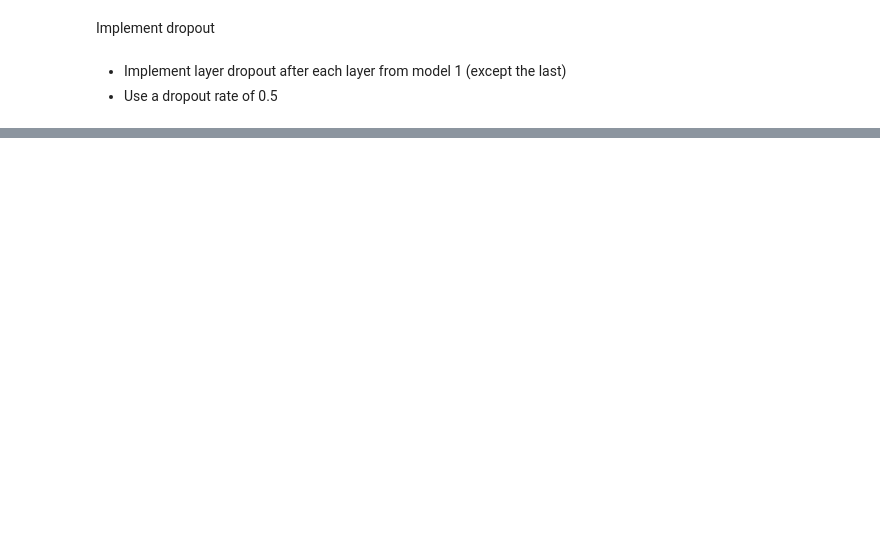
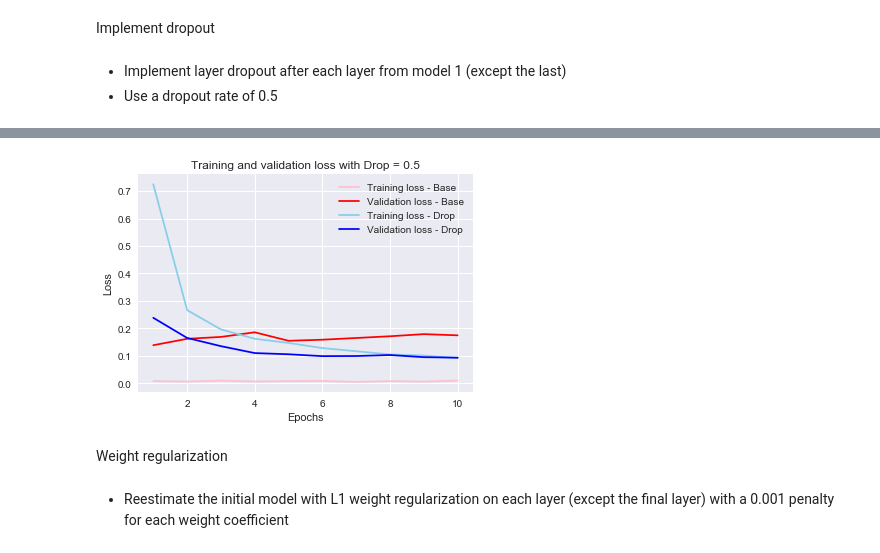
Before and after one commit to AlexanderTyan/FacebookPublicPosts, a Jupyter notebook: AlexanderTyan_PS3.ipynb, the cells around one changed output, grey strips where cells are left out. Saved outputs shown, nothing was run; the diff lists cells and outputs as text; code cells hidden in the pictures; blank space fills up the shorter version.

```diff
--- a/AlexanderTyan_PS3.ipynb
+++ b/AlexanderTyan_PS3.ipynb
@@ -150,3 +123,18 @@ Implement dropout
 # %% [markdown]
 - Implement layer dropout after each layer from model 1 (except the last)
 - Use a dropout rate of 0.5
+# %%
+model_drop = models.Sequential()
+model_drop.add(layers.Dense(hidden_nodes, activation='relu', input_shape=(28 * 28,)))
+model_drop.add(layers.Dropout(0.5))
+model_drop.add(layers.Dense(hidden_nodes, activation='relu'))
+model_drop.add(layers.Dropout(0.5))
+model_drop.add(layers.Dense(hidden_nodes, activation='relu'))
+model_drop.add(layers.Dropout(0.5))
+model_drop.add(layers.Dense(hidden_nodes, activation='relu'))
+model_drop.add(layers.Dropout(0.5))
+model_drop.add(layers.Dense(10, activation='softmax'))
+
+model_drop.compile(optimizer='rmsprop',
+                loss='categorical_crossentropy',
+                metrics=['accuracy'])
@@ -152,0 +143,4 @@ Implement dropout
+# %%
+history_drop = model_drop.fit(partial_x_train, partial_y_train,
+                              epochs=epochs_num, batch_size=batch_size,
+                              validation_data=(x_val, y_val))
@@ -152,0 +165,25 @@ Implement dropout
+# %%
+plt.clf()   # clear figure
+#acc_drop = history_drop.history['acc']
+#val_acc_drop = history_drop.history['val_acc']
+loss_drop = history_drop.history['loss']
+val_loss_drop = history_drop.history['val_loss']
+
+epochs = range(1, len(acc) + 1)
+
+plt.plot(epochs, loss, 'pink', label='Training loss - Base')
+plt.plot(epochs, val_loss, 'r', label='Validation loss - Base')
+plt.plot(epochs, loss_drop, 'skyblue', label='Training loss - Drop')
+plt.plot(epochs, val_loss_drop, 'b', label='Validation loss - Drop')
+plt.title('Training and validation loss with Drop = 0.5')
+plt.xlabel('Epochs')
+plt.ylabel('Loss')
+plt.legend()
+
+plt.show()
+# %% [output]
+[figure, added]
+# %% [markdown]
+Weight regularization
+# %% [markdown]
+- Reestimate the initial model with L1 weight regularization on each layer (except the final layer) with a 0.001 penalty for each weight coefficient
```
Also changed, not shown: parts of 28 cells of this notebook.
